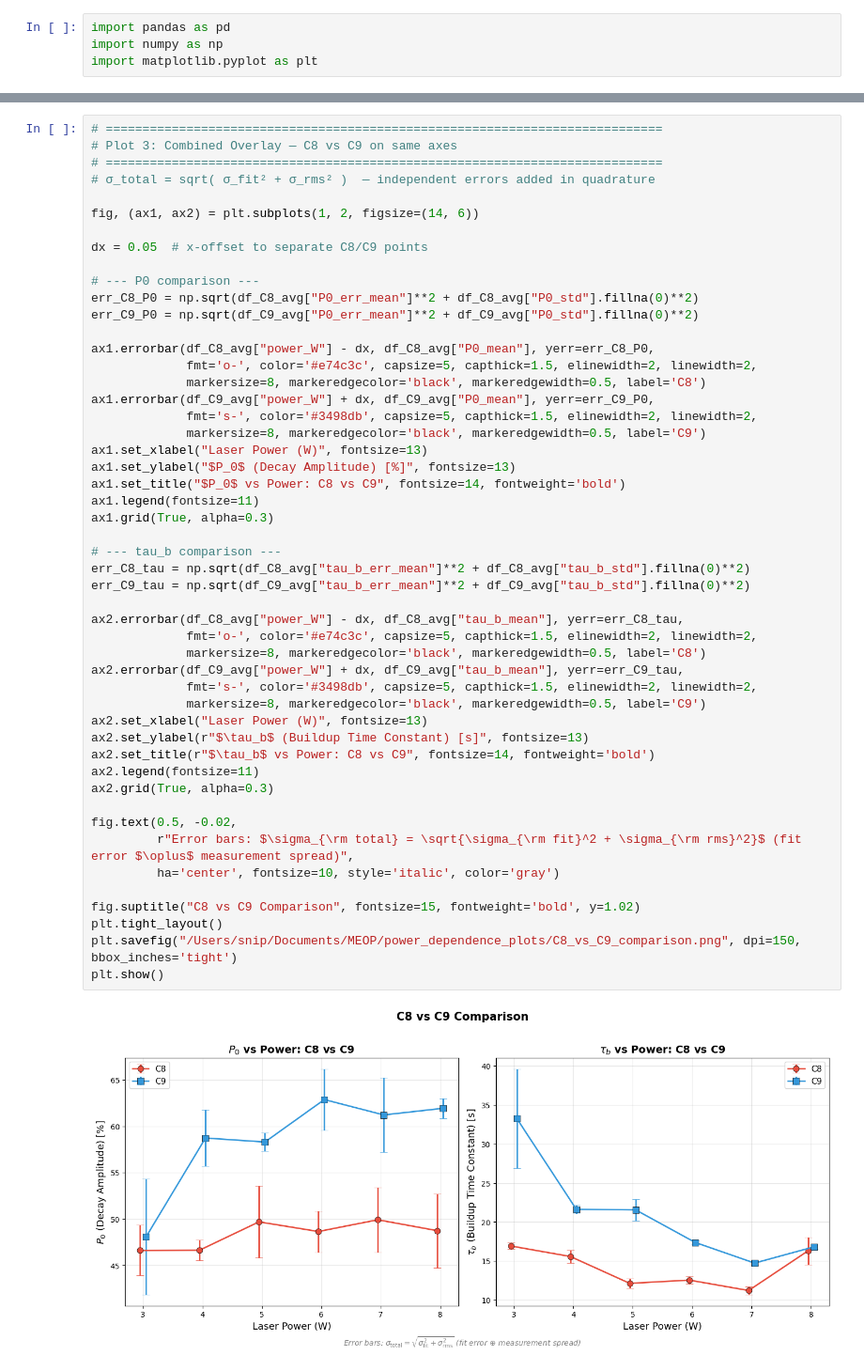
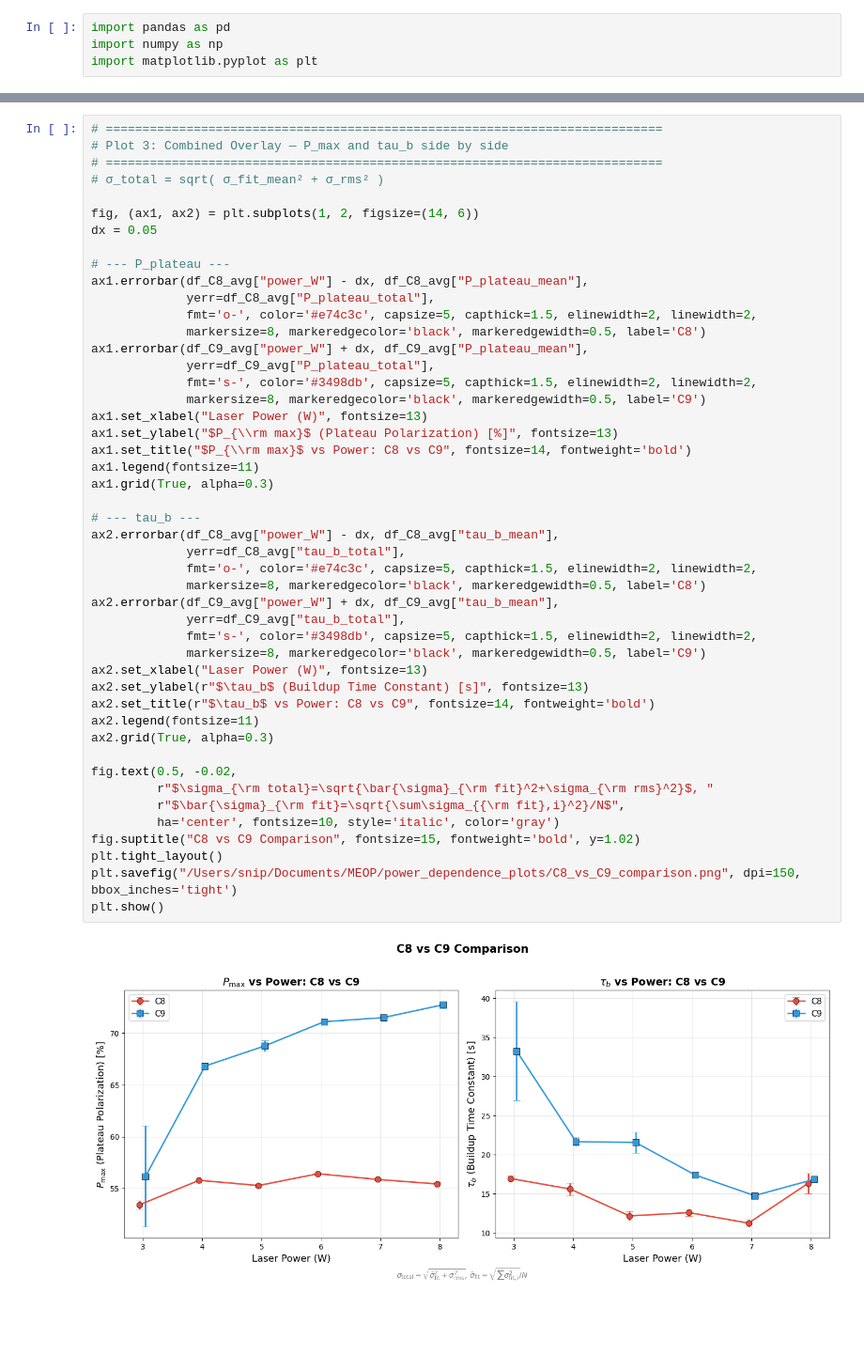
Before and after one commit to abhich2507/MEOP, a Jupyter notebook: analysis_plots.ipynb, the cells around one changed output, grey strips where cells are left out. Shown at 94% size. Saved outputs shown, nothing was run; the diff lists cells and outputs as text; blank space fills up the shorter version.

```diff
--- a/analysis_plots.ipynb
+++ b/analysis_plots.ipynb
@@ -163,52 +163,49 @@ plt.show()
 # %%
 # ============================================================================
-# Plot 3: Combined Overlay — C8 vs C9 on same axes
+# Plot 3: Combined Overlay — P_max and tau_b side by side
 # ============================================================================
-# σ_total = sqrt( σ_fit² + σ_rms² )  — independent errors added in quadrature
+# σ_total = sqrt( σ_fit_mean² + σ_rms² )
 
 fig, (ax1, ax2) = plt.subplots(1, 2, figsize=(14, 6))
+dx = 0.05
 
-dx = 0.05  # x-offset to separate C8/C9 points
-
-# --- P0 comparison ---
-err_C8_P0 = np.sqrt(df_C8_avg["P0_err_mean"]**2 + df_C8_avg["P0_std"].fillna(0)**2)
-err_C9_P0 = np.sqrt(df_C9_avg["P0_err_mean"]**2 + df_C9_avg["P0_std"].fillna(0)**2)
-
-ax1.errorbar(df_C8_avg["power_W"] - dx, df_C8_avg["P0_mean"], yerr=err_C8_P0,
+# --- P_plateau ---
+ax1.errorbar(df_C8_avg["power_W"] - dx, df_C8_avg["P_plateau_mean"],
+             yerr=df_C8_avg["P_plateau_total"],
              fmt='o-', color='#e74c3c', capsize=5, capthick=1.5, elinewidth=2, linewidth=2,
              markersize=8, markeredgecolor='black', markeredgewidth=0.5, label='C8')
-ax1.errorbar(df_C9_avg["power_W"] + dx, df_C9_avg["P0_mean"], yerr=err_C9_P0,
+ax1.errorbar(df_C9_avg["power_W"] + dx, df_C9_avg["P_plateau_mean"],
+             yerr=df_C9_avg["P_plateau_total"],
              fmt='s-', color='#3498db', capsize=5, capthick=1.5, elinewidth=2, linewidth=2,
              markersize=8, markeredgecolor='black', markeredgewidth=0.5, label='C9')
 ax1.set_xlabel("Laser Power (W)", fontsize=13)
-ax1.set_ylabel("$P_0$ (Decay Amplitude) [%]", fontsize=13)
-ax1.set_title("$P_0$ vs Power: C8 vs C9", fontsize=14, fontweight='bold')
+ax1.set_ylabel("$P_{\\rm max}$ (Plateau Polarization) [%]", fontsize=13)
+ax1.set_title("$P_{\\rm max}$ vs Power: C8 vs C9", fontsize=14, fontweight='bold')
 ax1.legend(fontsize=11)
 ax1.grid(True, alpha=0.3)
 
-# --- tau_b comparison ---
-err_C8_tau = np.sqrt(df_C8_avg["tau_b_err_mean"]**2 + df_C8_avg["tau_b_std"].fillna(0)**2)
-err_C9_tau = np.sqrt(df_C9_avg["tau_b_err_mean"]**2 + df_C9_avg["tau_b_std"].fillna(0)**2)
-
-ax2.errorbar(df_C8_avg["power_W"] - dx, df_C8_avg["tau_b_mean"], yerr=err_C8_tau,
+# --- tau_b ---
+ax2.errorbar(df_C8_avg["power_W"] - dx, df_C8_avg["tau_b_mean"],
+             yerr=df_C8_avg["tau_b_total"],
              fmt='o-', color='#e74c3c', capsize=5, capthick=1.5, elinewidth=2, linewidth=2,
              markersize=8, markeredgecolor='black', markeredgewidth=0.5, label='C8')
-ax2.errorbar(df_C9_avg["power_W"] + dx, df_C9_avg["tau_b_mean"], yerr=err_C9_tau,
+ax2.errorbar(df_C9_avg["power_W"] + dx, df_C9_avg["tau_b_mean"],
+             yerr=df_C9_avg["tau_b_total"],
              fmt='s-', color='#3498db', capsize=5, capthick=1.5, elinewidth=2, linewidth=2,
              markersize=8, markeredgecolor='black', markeredgewidth=0.5, label='C9')
 ax2.set_xlabel("Laser Power (W)", fontsize=13)
 ax2.set_ylabel(r"$\tau_b$ (Buildup Time Constant) [s]", fontsize=13)
 ax2.set_title(r"$\tau_b$ vs Power: C8 vs C9", fontsize=14, fontweight='bold')
 ax2.legend(fontsize=11)
 ax2.grid(True, alpha=0.3)
 
 fig.text(0.5, -0.02,
-         r"Error bars: $\sigma_{\rm total} = \sqrt{\sigma_{\rm fit}^2 + \sigma_{\rm rms}^2}$ (fit error $\oplus$ measurement spread)",
+         r"$\sigma_{\rm total}=\sqrt{\bar{\sigma}_{\rm fit}^2+\sigma_{\rm rms}^2}$, "
+         r"$\bar{\sigma}_{\rm fit}=\sqrt{\sum\sigma_{{\rm fit},i}^2}/N$",
          ha='center', fontsize=10, style='italic', color='gray')
-
 fig.suptitle("C8 vs C9 Comparison", fontsize=15, fontweight='bold', y=1.02)
 plt.tight_layout()
 plt.savefig("/Users/snip/Documents/MEOP/power_dependence_plots/C8_vs_C9_comparison.png", dpi=150, bbox_inches='tight')
 plt.show()
 # %% [output]
-[figure, old version]
+[figure, new version]
```
Also changed, not shown: parts of 3 cells of this notebook, 8 other files.
